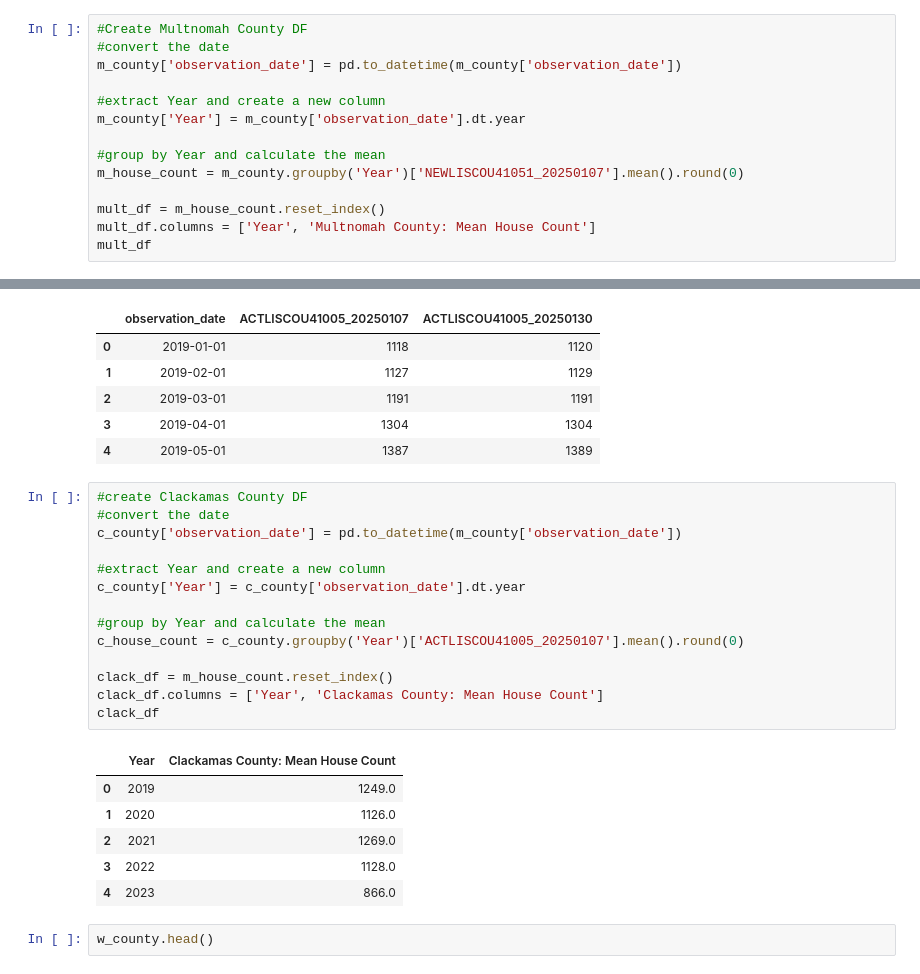
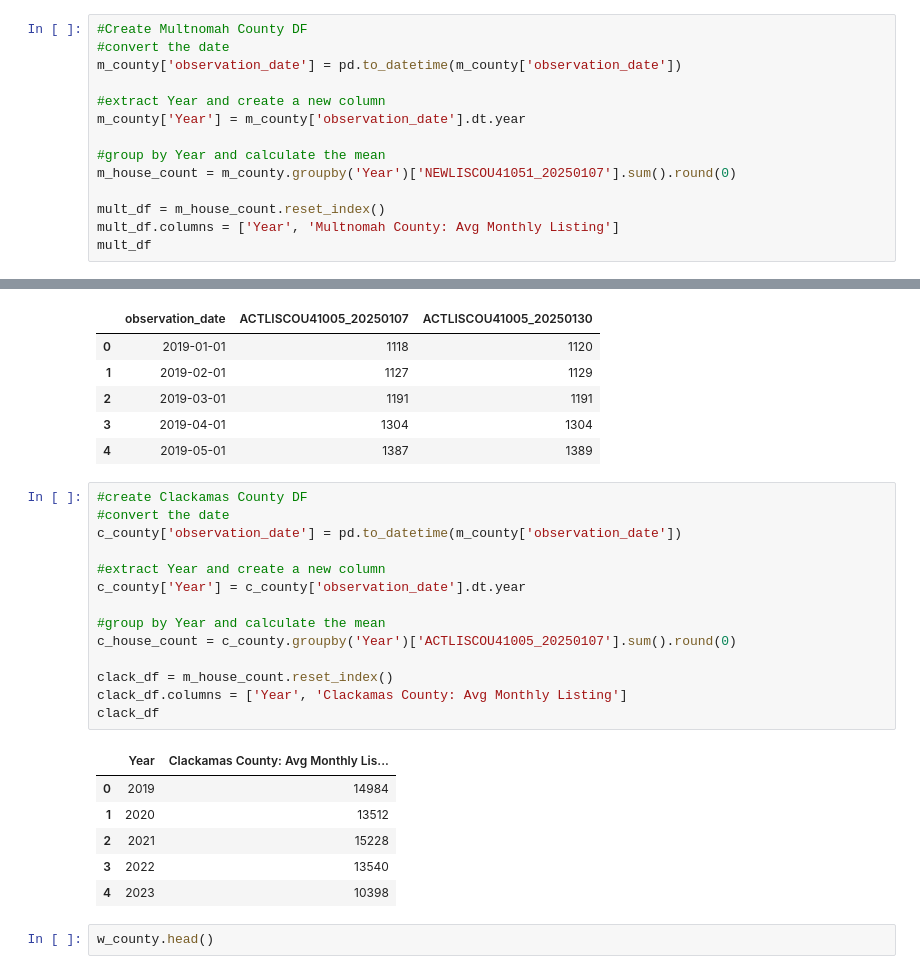
Before and after one commit to Tserrof7/Portland-Housing-Prices-Affordability-Project, a Jupyter notebook: csv_files/code_for_calc_csv.ipynb, the cells around one changed output, grey strips where cells are left out. Saved outputs shown, nothing was run; the diff lists cells and outputs as text.

```diff
--- a/csv_files/code_for_calc_csv.ipynb
+++ b/csv_files/code_for_calc_csv.ipynb
@@ -55,9 +58,9 @@ m_county['observation_date'] = pd.to_datetime(m_county['observation_date'])
 m_county['Year'] = m_county['observation_date'].dt.year
 
 #group by Year and calculate the mean
-m_house_count = m_county.groupby('Year')['NEWLISCOU41051_20250107'].mean().round(0)
+m_house_count = m_county.groupby('Year')['NEWLISCOU41051_20250107'].sum().round(0)
 
 mult_df = m_house_count.reset_index()
-mult_df.columns = ['Year', 'Multnomah County: Mean House Count']
+mult_df.columns = ['Year', 'Multnomah County: Avg Monthly Listing']
 mult_df
 # %% [output]
@@ -79,24 +82,24 @@ c_county.head()
 # %%
 #create Clackamas County DF
 #convert the date
 c_county['observation_date'] = pd.to_datetime(m_county['observation_date'])
 
 #extract Year and create a new column
 c_county['Year'] = c_county['observation_date'].dt.year
 
 #group by Year and calculate the mean
-c_house_count = c_county.groupby('Year')['ACTLISCOU41005_20250107'].mean().round(0)
+c_house_count = c_county.groupby('Year')['ACTLISCOU41005_20250107'].sum().round(0)
 
 clack_df = m_house_count.reset_index()
-clack_df.columns = ['Year', 'Clackamas County: Mean House Count']
+clack_df.columns = ['Year', 'Clackamas County: Avg Monthly Listing']
 clack_df
 # %% [output]
-|  | Year | Clackamas County: Mean House Count |
-| 0 | 2019 | 1249.0 |
-| 1 | 2020 | 1126.0 |
-| 2 | 2021 | 1269.0 |
-| 3 | 2022 | 1128.0 |
-| 4 | 2023 | 866.0 |
+|  | Year | Clackamas County: Avg Monthly Lis... |
+| 0 | 2019 | 14984 |
+| 1 | 2020 | 13512 |
+| 2 | 2021 | 15228 |
+| 3 | 2022 | 13540 |
+| 4 | 2023 | 10398 |
 # %%
 w_county.head()
 # %% [output]
```
Also changed, not shown: parts of 15 cells of this notebook, 2 other files.
